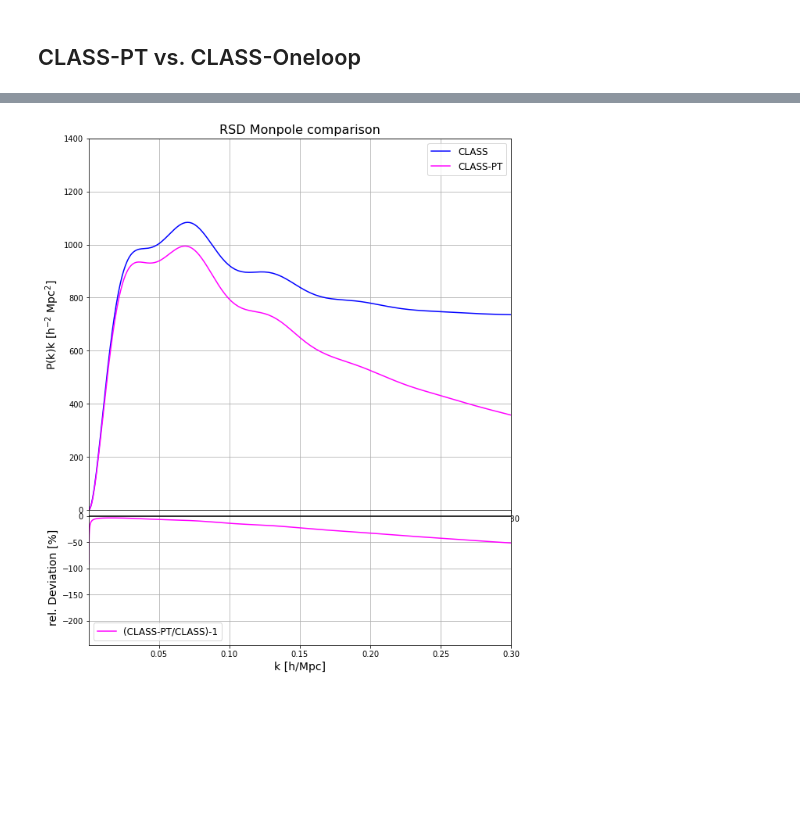
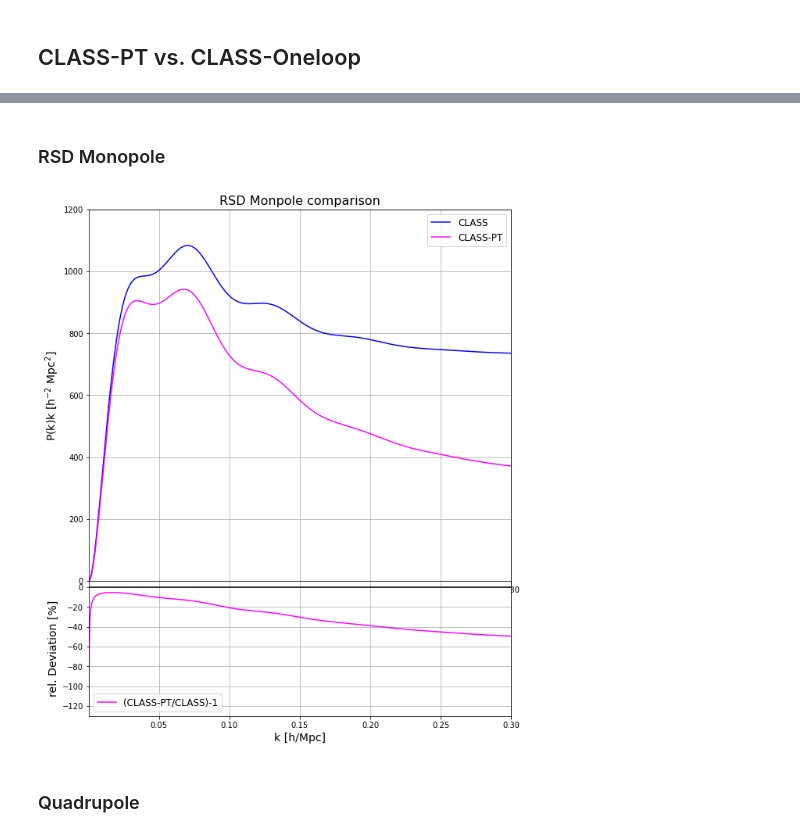
Before and after one commit to Fynn1410/class-bispectrum-png, a Jupyter notebook: python/test_onleoop.ipynb, the cells around one changed output, grey strips where cells are left out. Saved outputs shown, nothing was run; the diff lists cells and outputs as text; code cells hidden in the pictures; blank space fills up the shorter version.

```diff
--- a/python/test_onleoop.ipynb
+++ b/python/test_onleoop.ipynb
@@ -39,10 +39,10 @@ h = 0.67810
 # %%
 b1, b2, bG2, btd = 1.14, -0.767, -0.04, 0.077
 c00, c10, c20, c22, c30, c32, c42 = 0, 0, 0, 0, 0, 0, 0
-R2 = 5.
+R2 = 0.
 
-# biases = b1, b2, bG2, btd, R2
-biases = b1, b2, bG2, btd
+biases_gg = b1, b2, bG2, btd, R2
+biases_moments = b1, b2, bG2, btd
 counters = c00, c10, c20, c22, c30, c32, c42
 cs2 = 0.2
 # %% [markdown]
@@ -54,9 +54,11 @@ p_lin = np.zeros(len(k_arr))
 for i,k in enumerate(k_arr):
     p_lin[i] = M.pk_lin(k,0)
 
-p_0 = M.pk_rsd_multipoles(k_arr,z,0, biases, counters)
-p_2 = M.pk_rsd_multipoles(k_arr,z,2, biases, counters)
-p_4 = M.pk_rsd_multipoles(k_arr,z,4, biases, counters)
+pk_mm = M.pk_matter_real(k_arr, z)
+pk_gg = M.pk_halo_real(k_arr, z, biases_gg, 0.)
+p_0 = M.pk_rsd_multipoles(k_arr,z,0, biases_moments, counters)
+p_2 = M.pk_rsd_multipoles(k_arr,z,2, biases_moments, counters)
+p_4 = M.pk_rsd_multipoles(k_arr,z,4, biases_moments, counters)
 # %%
 fig = plt.figure(figsize=(10, 8))
 sub = fig.add_subplot(1,1,1)
@@ -106,31 +198,35 @@ plt.show()
+# %% [markdown]
+### RSD Monopole
 # %%
 fig = plt.figure(figsize=(10, 12))
 sub = fig.add_axes([0.15,0.35,0.75,0.55])
 sub.plot(k_arr/h, p_0*h**3*k_arr/h, color = "blue", label = "CLASS")
 sub.plot(mom_pt["k"]/h, mom_pt["Monopole"]*mom_pt["k"]/h, color = "magenta", label = "CLASS-PT")
 
 sub.set_xlabel(r'k [h/Mpc]', fontsize = 14)
 sub.set_ylabel(r'P(k)k [h$^{-2}$ Mpc$^2$]', fontsize = 14)
 sub.set_xlim(1e-4, 0.3)
-sub.set_ylim(0., 1400)
+sub.set_ylim(0., 1200)
 sub.legend(fontsize = 12)
 sub.grid()
 sub.set_title("RSD Monpole comparison", fontsize=16)
 
 sub_res= fig.add_axes([0.15,0.15,0.75,0.2])
 sub_res.plot(k_arr/h, np.subtract(np.divide(mom_pt["Monopole"]*k_arr/h,p_0*h**3*k_arr/h)*100., 100.), label = "(CLASS-PT/CLASS)-1", color = "magenta", linestyle = "-")
 sub_res.set_ylabel("rel. Deviation [%]", fontsize = 14)
 sub_res.set_xlabel("k [h/Mpc]", fontsize = 14)
 sub_res.plot([0.,1.],[0.,0.], color = "k")
 sub_res.legend(fontsize = 12)
 sub_res.grid()
 sub_res.set_xlim(1e-4, 0.3)
 # sub_res.set_ylim(-3, 3)
 
 # plt.savefig("/home/dennis/Desktop/Plots/Monopole_comp_v3.pdf")
 plt.show()
 # %% [output]
-[figure, old version]
+[figure, new version]
+# %% [markdown]
+### Quadrupole
 # %%
 fig = plt.figure(figsize=(10, 12))
 sub = fig.add_axes([0.15,0.35,0.75,0.55])
```
Also changed, not shown: parts of 10 cells of this notebook, 1 other file.
